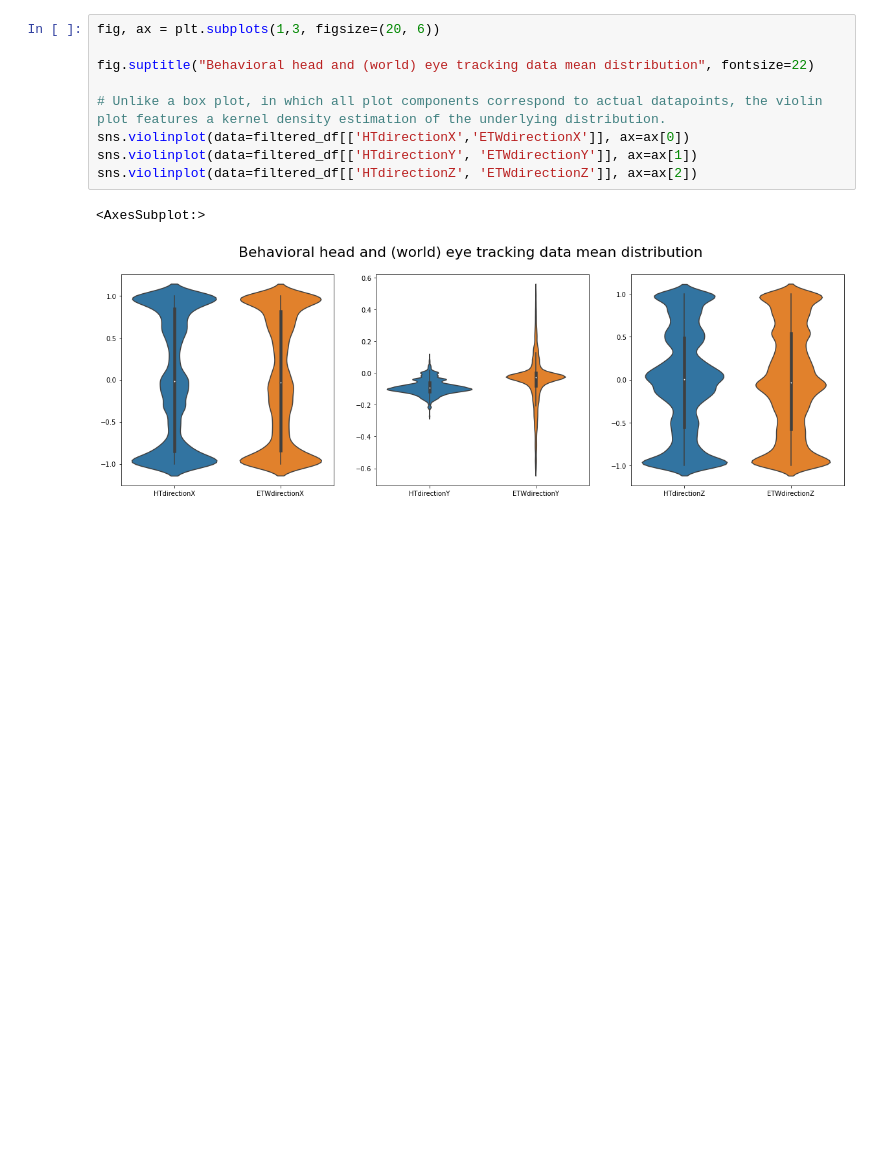
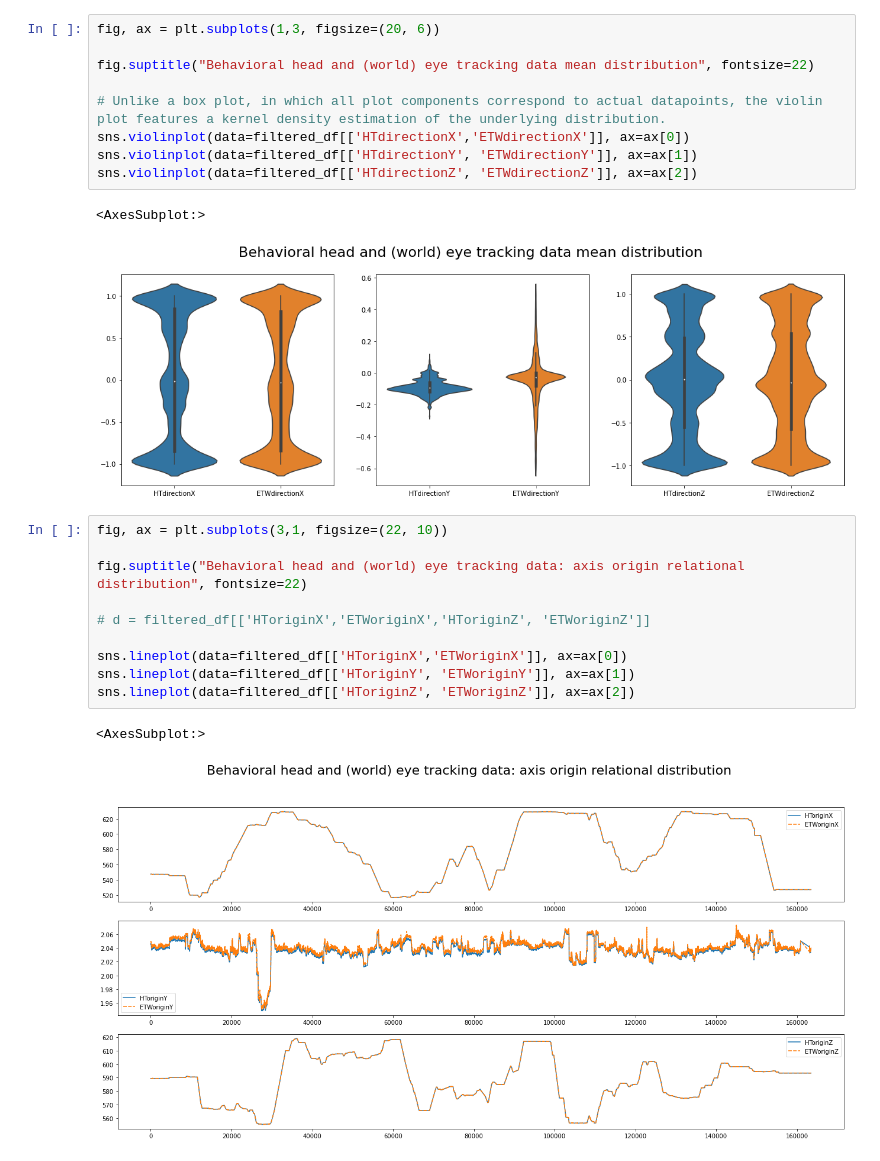
Before and after one commit to JohnMadrid/VillageBehavioralWalk, a Jupyter notebook: positions_filtering.ipynb, the cells around one changed output. Saved outputs shown, nothing was run; the diff lists cells and outputs as text; blank space fills up the shorter version.

Commit message:
axis relational distribution

```diff
--- a/positions_filtering.ipynb
+++ b/positions_filtering.ipynb
@@ -411,3 +411,16 @@ sns.violinplot(data=filtered_df[['HTdirectionZ', 'ETWdirectionZ']], ax=ax[2])
 # %% [output]
 <AxesSubplot:>
 [figure]
+# %%
+fig, ax = plt.subplots(3,1, figsize=(22, 10))
+
+fig.suptitle("Behavioral head and (world) eye tracking data: axis origin relational distribution", fontsize=22)
+
+# d = filtered_df[['HToriginX','ETWoriginX','HToriginZ', 'ETWoriginZ']]
+
+sns.lineplot(data=filtered_df[['HToriginX','ETWoriginX']], ax=ax[0])
+sns.lineplot(data=filtered_df[['HToriginY', 'ETWoriginY']], ax=ax[1])
+sns.lineplot(data=filtered_df[['HToriginZ', 'ETWoriginZ']], ax=ax[2])
+# %% [output]
+<AxesSubplot:>
+[figure, added]
```
Also changed, not shown: parts of 1 cell of this notebook.
